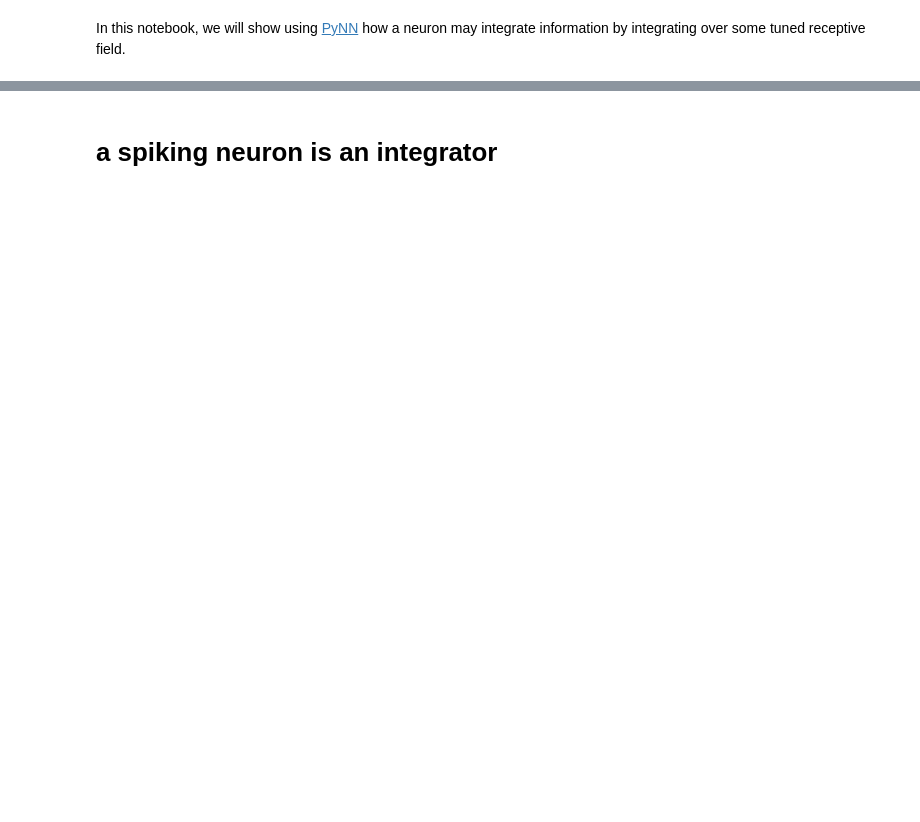
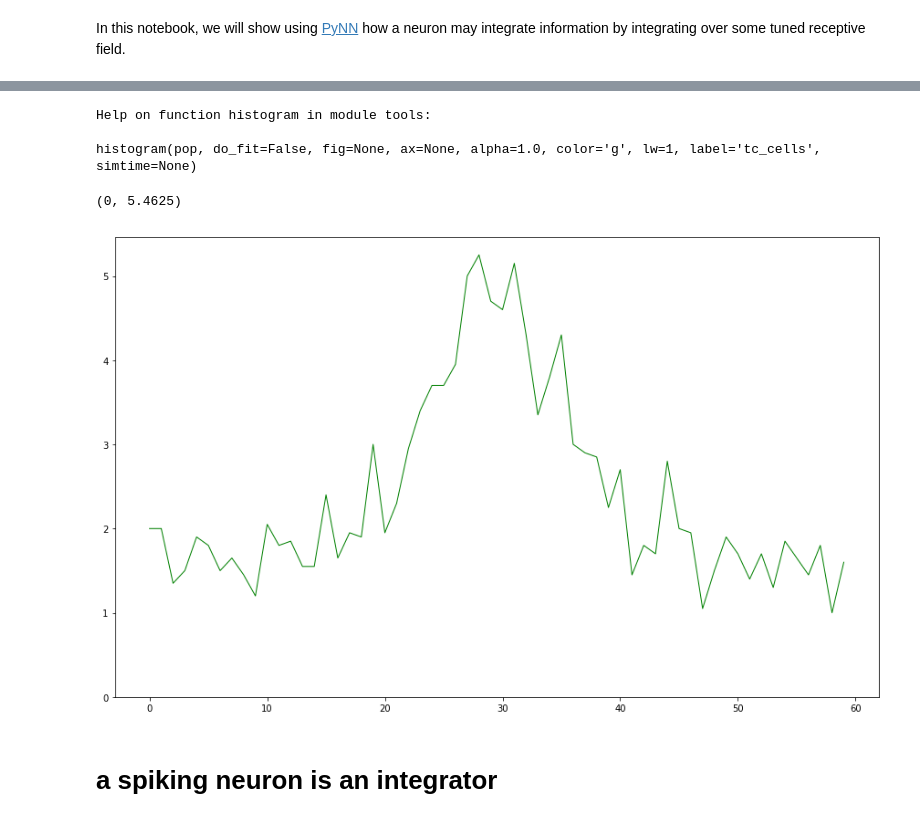
Before and after one commit to laurentperrinet/2019-01-14_LACONEU, a Jupyter notebook: A_3_IntegratorSynchronyDetector.ipynb, the cells around one changed output, grey strips where cells are left out. Drawn from its saved outputs; the diff is of its cells as text; code cells hidden in the pictures; blank space fills up the shorter version.

```diff
--- a/A_3_IntegratorSynchronyDetector.ipynb
+++ b/A_3_IntegratorSynchronyDetector.ipynb
@@ -59,9 +79,16 @@ ax.set_xlim(0, simtime_show);
 # %%
 from tools import histogram
 help(histogram)
 
 fig, ax = plt.subplots(1, 1, figsize=(fig_width, fig_width/phi))
 fig, ax = histogram(spike_input, color='g', simtime=simtime, fig=fig, ax=ax)
+ax.set_ylim(0)
+# %% [output]
+Help on function histogram in module tools:
+
+histogram(pop, do_fit=False, fig=None, ax=None, alpha=1.0, color='g', lw=1, label='tc_cells', simtime=None)
+(0, 5.4625)
+[figure, added]
 # %% [markdown]
 # a spiking neuron is an integrator
 # %%
```
Also changed, not shown: parts of 16 cells of this notebook, 7 other files.
